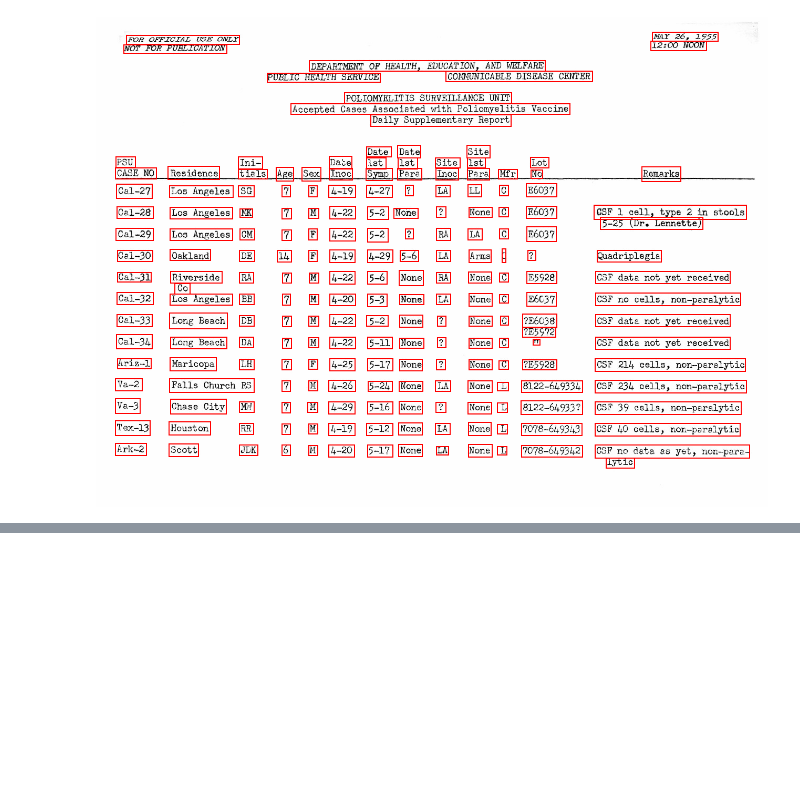
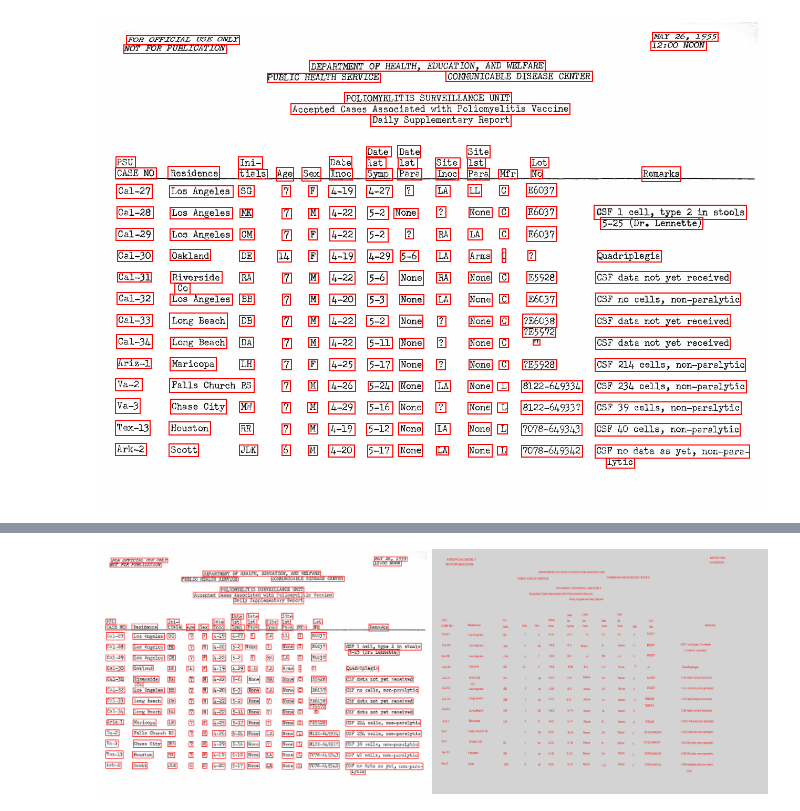
Before and after one commit to realsanjeev/Japanese-Handwriting-OCR, a Jupyter notebook: notebooks/PaddleOCR.ipynb, the cells around one changed output, grey strips where cells are left out. Drawn from its saved outputs; the diff is of its cells as text; code cells hidden in the pictures; blank space fills up the shorter version.

```diff
--- a/notebooks/PaddleOCR.ipynb
+++ b/notebooks/PaddleOCR.ipynb
@@ -113,0 +108,13 @@ ocr.ocr(image_path)
+# %%
+# image and ocr image side by side
+w, h = image.size
+
+combined = Image.new("RGB", (w*2, h), "white")
+
+# Text detected image in left and OCR image in right
+combined.paste(image, (0, 0))
+combined.paste(blank, (w, 0))
+
+combined
+# %% [output]
+[figure, added]
```
Also changed, not shown: parts of 8 cells of this notebook, 1 other file.
